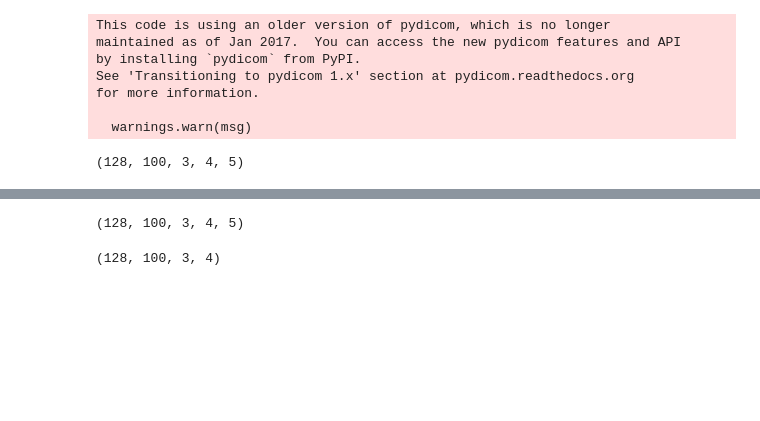
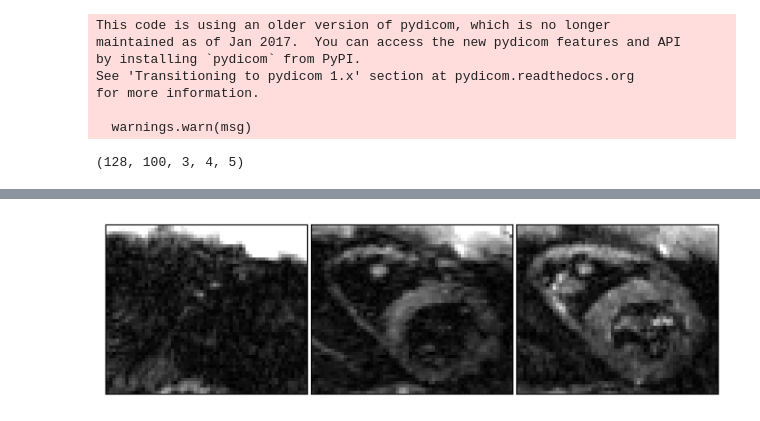
Before and after one commit to ahannum/dwi_phase, a Jupyter notebook: Manuscript_Code/Experiment3/Spatial/FigCardiac_Spatial_p2.ipynb, the cells around one changed output, grey strips where cells are left out. Saved outputs shown, nothing was run; the diff lists cells and outputs as text; code cells hidden in the pictures; blank space fills up the shorter version.

```diff
--- a/Manuscript_Code/Experiment3/Spatial/FigCardiac_Spatial_p2.ipynb
+++ b/Manuscript_Code/Experiment3/Spatial/FigCardiac_Spatial_p2.ipynb
@@ -265,8 +260,24 @@ plt.show()
-# %%
-M0_mask.shape
-# %% [output]
-(128, 100, 3, 4, 5)
-# %%
-M0_std.shape
-# %% [output]
-(128, 100, 3, 4)
+# %%
+# Horizontal Fig
+fig, axes = plt.subplots(nrows=1, ncols=3,figsize=(8,6), dpi=500)
+
+w1 = 18
+w2 = 70
+l1= 13
+l2 = 75
+
+color = 'gray'
+vmax = 100
+
+axes[0].imshow(abs(M0_mag)[w1:w2,l1:l2,sl,diffusion,rep],vmin = 0,vmax = 100,cmap = 'gray',interpolation = 'nearest')
+axes[1].imshow(abs(M1_mag)[w1:w2,l1:l2,sl,diffusion,rep],vmin = 0,vmax = 100,cmap = 'gray',interpolation = 'nearest')
+im0=axes[2].imshow(abs(M2_mag)[w1:w2,l1:l2,sl,diffusion,rep],vmin = 0,vmax = 100,cmap = 'gray',interpolation = 'nearest')
+
+
+for j in range(3):
+    axes[j].get_xaxis().set_ticks([])
+    axes[j].get_yaxis().set_ticks([])
+
+plt.subplots_adjust(wspace=0.02, hspace=0.01)
+# %% [output]
+[figure, added]
```
Also changed, not shown: parts of 3 cells of this notebook, 25 other files.
